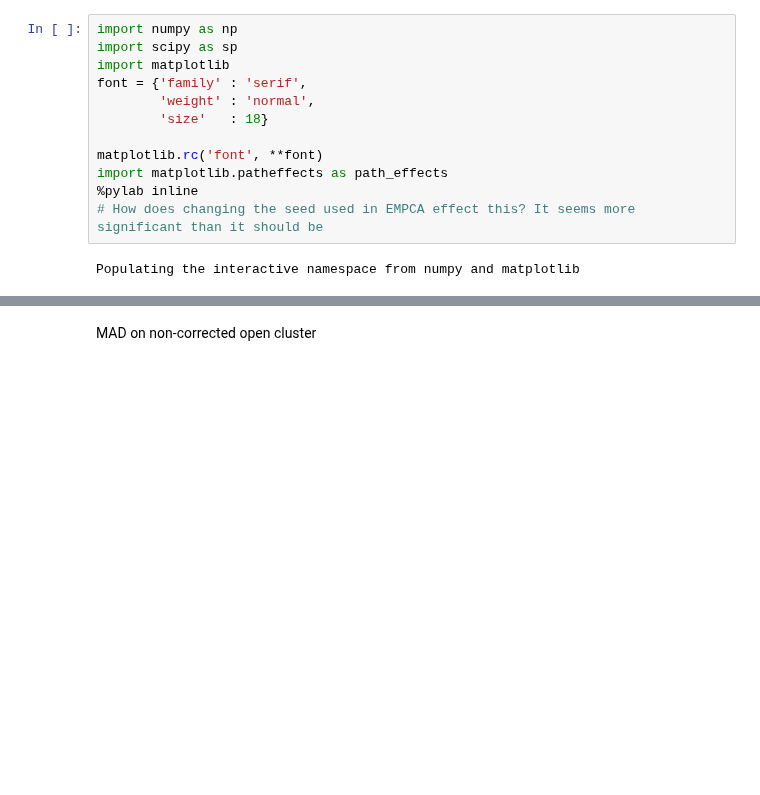
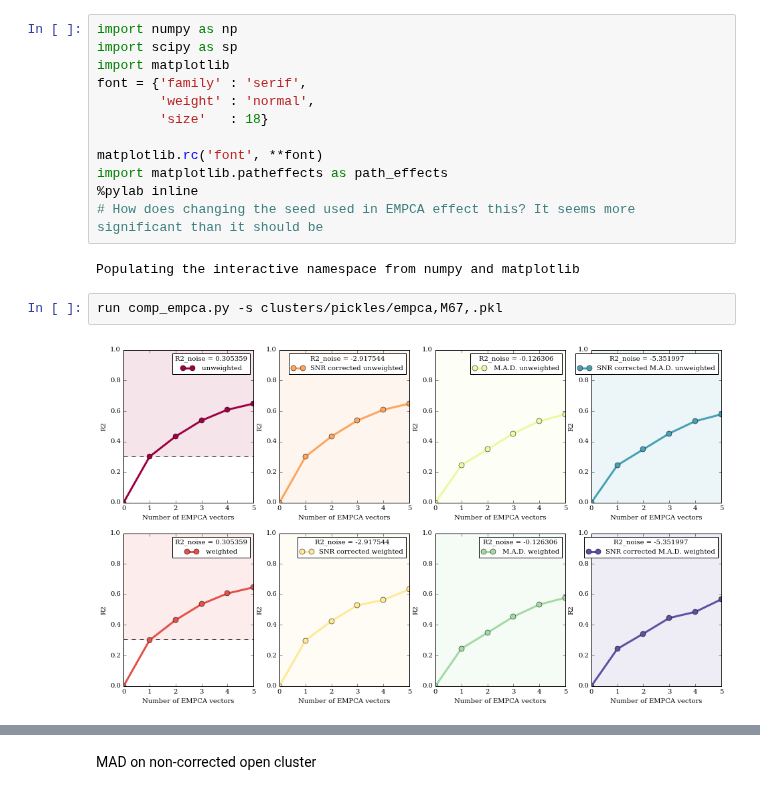
Before and after one commit to NatalieP-J/rcapogee-plots, a Jupyter notebook: empca.ipynb, the cells around one changed output, grey strips where cells are left out. Cells and saved outputs as stored; diff of their text form; blank space fills up the shorter version.

Commit message:
Added plots to empca.ipnb for easy comparison

```diff
--- a/empca.ipynb
+++ b/empca.ipynb
@@ -12,3 +12,7 @@ import matplotlib.patheffects as path_effects
 # How does changing the seed used in EMPCA effect this? It seems more significant than it should be
 # %% [output]
 Populating the interactive namespace from numpy and matplotlib
+# %%
+run comp_empca.py -s clusters/pickles/empca,M67,.pkl
+# %% [output]
+[figure, added]
```
Also changed, not shown: parts of 9 cells of this notebook, 2 other files.
